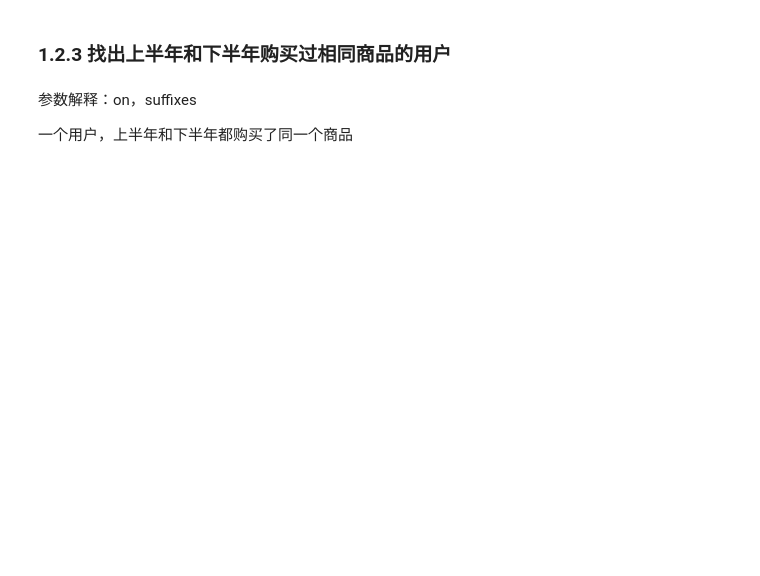
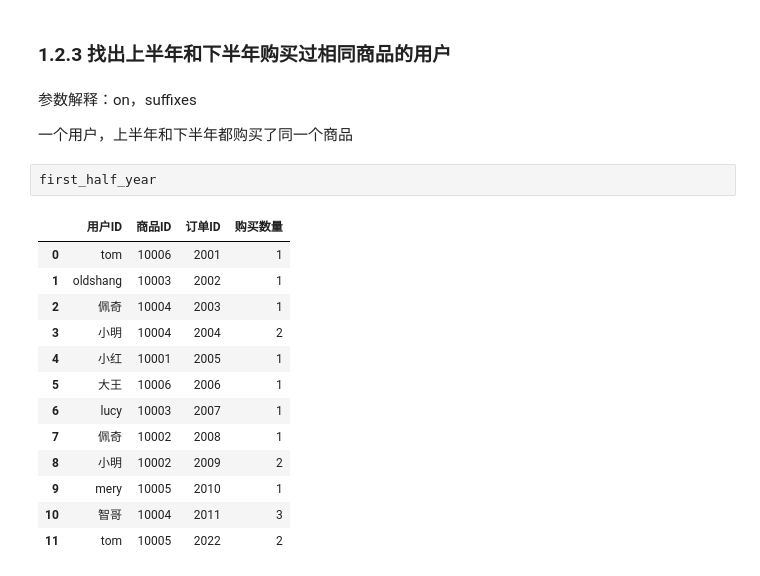
Before and after one commit to Leecoin49/StudyNote, a Jupyter notebook: LLM/AILLM_Luffy/1.Python/第20章Pandas/3.pandas高级数据处理.ipynb, the cells around one changed output. Cells and saved outputs as stored; diff of their text form; blank space fills up the shorter version.

```diff
--- a/LLM/AILLM_Luffy/1.Python/第20章Pandas/3.pandas高级数据处理.ipynb
+++ b/LLM/AILLM_Luffy/1.Python/第20章Pandas/3.pandas高级数据处理.ipynb
@@ -194,3 +246,19 @@ pd.merge(left=first_half_year, right=product_table)
 参数解释：on，suffixes
 
 一个用户，上半年和下半年都购买了同一个商品
+# %%
+first_half_year
+# %% [output]
+|  | 用户ID | 商品ID | 订单ID | 购买数量 |
+| 0 | tom | 10006 | 2001 | 1 |
+| 1 | oldshang | 10003 | 2002 | 1 |
+| 2 | 佩奇 | 10004 | 2003 | 1 |
+| 3 | 小明 | 10004 | 2004 | 2 |
+| 4 | 小红 | 10001 | 2005 | 1 |
+| 5 | 大王 | 10006 | 2006 | 1 |
+| 6 | lucy | 10003 | 2007 | 1 |
+| 7 | 佩奇 | 10002 | 2008 | 1 |
+| 8 | 小明 | 10002 | 2009 | 2 |
+| 9 | mery | 10005 | 2010 | 1 |
+| 10 | 智哥 | 10004 | 2011 | 3 |
+| 11 | tom | 10005 | 2022 | 2 |
```
Also changed, not shown: parts of 46 cells of this notebook, 2 other files.
